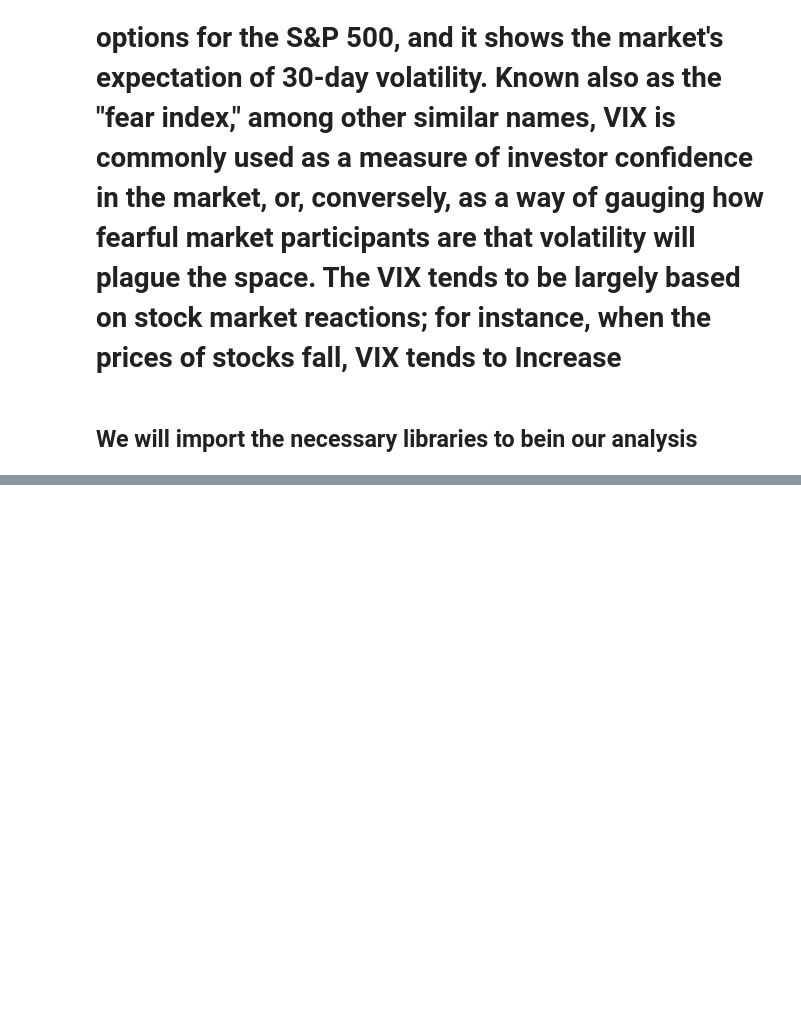
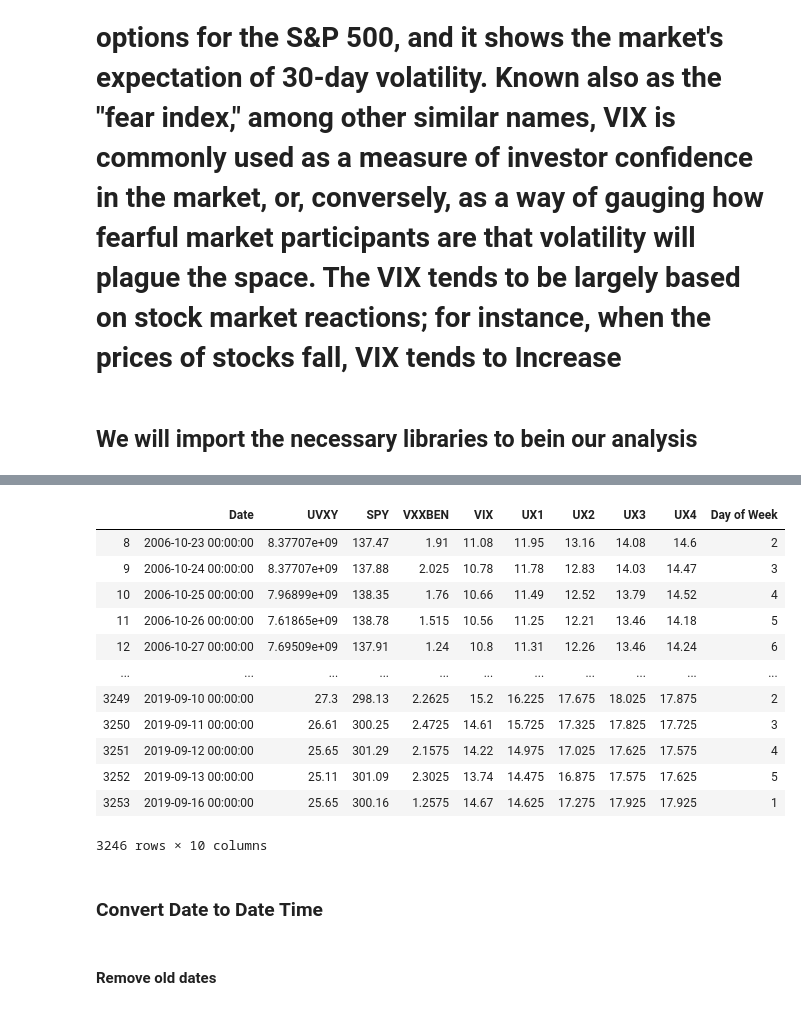
Before and after one commit to Berkat0789/Portfolio, a Jupyter notebook: Finance/Vix_Analysis/VIXX Analysis.ipynb, the cells around one changed output, grey strips where cells are left out. Saved outputs shown, nothing was run; the diff lists cells and outputs as text; code cells hidden in the pictures; blank space fills up the shorter version.

```diff
--- a/Finance/Vix_Analysis/VIXX Analysis.ipynb
+++ b/Finance/Vix_Analysis/VIXX Analysis.ipynb
@@ -311,0 +36,18 @@ plt.scatter(vix_DataFrame["SPY Normal Returns"],vix_DataFrame["UVXY Normal Retur
+# %%
+start_Data
+# %% [output]
+|  | Date | UVXY | SPY | VXXBEN | VIX | UX1 | UX2 | UX3 | UX4 | Day of Week |
+| 8 | 2006-10-23 00:00:00 | 8.37707e+09 | 137.47 | 1.91 | 11.08 | 11.95 | 13.16 | 14.08 | 14.6 | 2 |
+| 9 | 2006-10-24 00:00:00 | 8.37707e+09 | 137.88 | 2.025 | 10.78 | 11.78 | 12.83 | 14.03 | 14.47 | 3 |
+| 10 | 2006-10-25 00:00:00 | 7.96899e+09 | 138.35 | 1.76 | 10.66 | 11.49 | 12.52 | 13.79 | 14.52 | 4 |
+| 11 | 2006-10-26 00:00:00 | 7.61865e+09 | 138.78 | 1.515 | 10.56 | 11.25 | 12.21 | 13.46 | 14.18 | 5 |
+| 12 | 2006-10-27 00:00:00 | 7.69509e+09 | 137.91 | 1.24 | 10.8 | 11.31 | 12.26 | 13.46 | 14.24 | 6 |
+| ... | ... | ... | ... | ... | ... | ... | ... | ... | ... | ... |
+| 3249 | 2019-09-10 00:00:00 | 27.3 | 298.13 | 2.2625 | 15.2 | 16.225 | 17.675 | 18.025 | 17.875 | 2 |
+| 3250 | 2019-09-11 00:00:00 | 26.61 | 300.25 | 2.4725 | 14.61 | 15.725 | 17.325 | 17.825 | 17.725 | 3 |
+| 3251 | 2019-09-12 00:00:00 | 25.65 | 301.29 | 2.1575 | 14.22 | 14.975 | 17.025 | 17.625 | 17.575 | 4 |
+| 3252 | 2019-09-13 00:00:00 | 25.11 | 301.09 | 2.3025 | 13.74 | 14.475 | 16.875 | 17.575 | 17.625 | 5 |
+| 3253 | 2019-09-16 00:00:00 | 25.65 | 300.16 | 1.2575 | 14.67 | 14.625 | 17.275 | 17.925 | 17.925 | 1 |
+3246 rows × 10 columns
+# %% [markdown]
+### Convert Date to Date Time
@@ -311,0 +58,2 @@ plt.scatter(vix_DataFrame["SPY Normal Returns"],vix_DataFrame["UVXY Normal Retur
+# %% [markdown]
+#### Remove old dates
```
Also changed, not shown: parts of 97 cells of this notebook, 16 other files.
